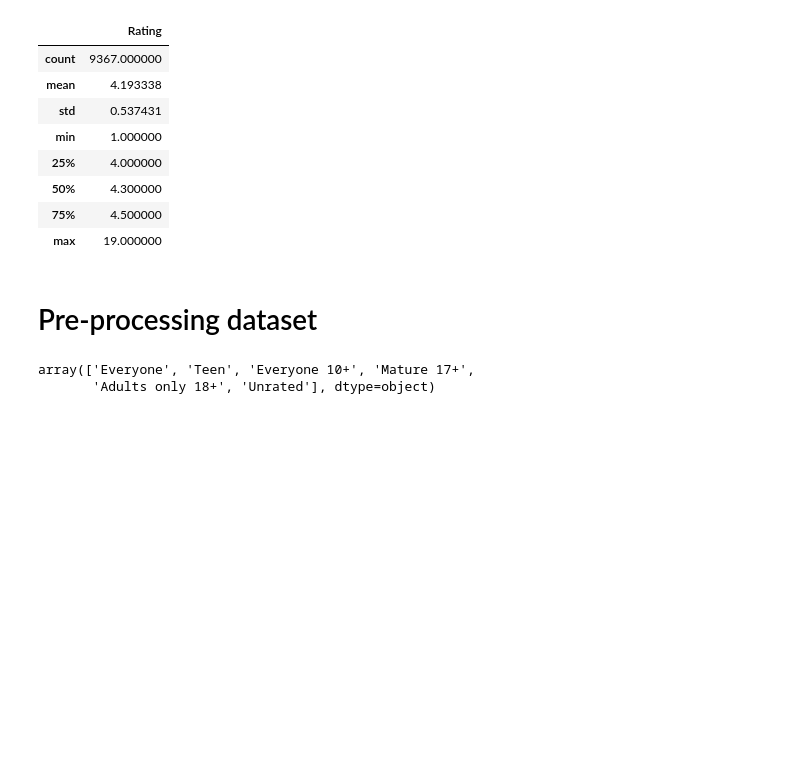
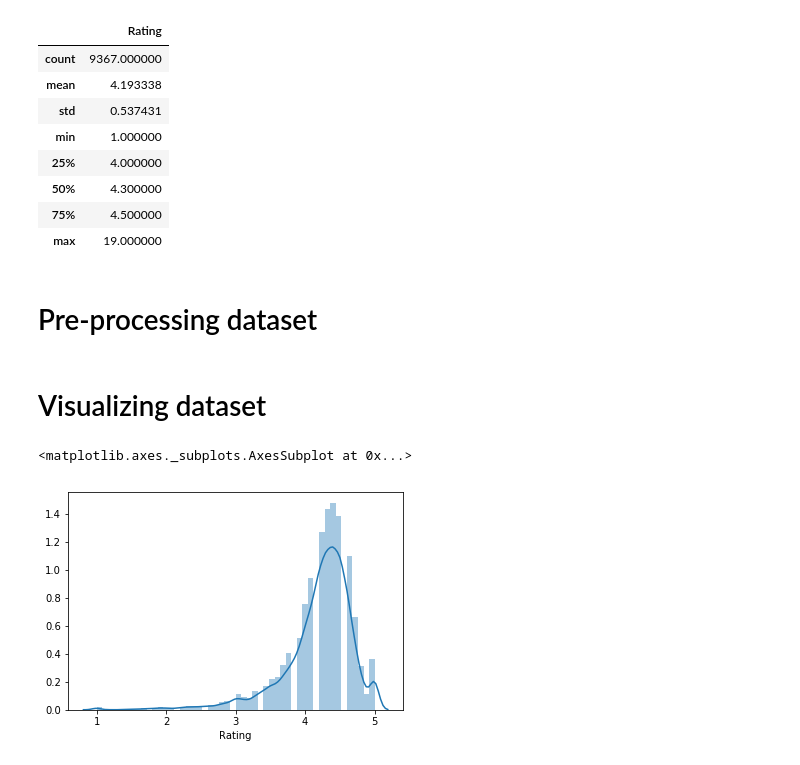
Before and after one commit to lamducanhndgv/CoderSchool-DataScience, a Jupyter notebook: Week_4/Google_Play_Store.ipynb, the cells around one changed output. Drawn from its saved outputs; the diff is of its cells as text; code cells hidden in the pictures; blank space fills up the shorter version.

Commit message:
update assigment week 4 and add new content to README.md

```diff
--- a/Week_4/Google_Play_Store.ipynb
+++ b/Week_4/Google_Play_Store.ipynb
@@ -125,11 +125,25 @@ GPlay_Store['Price'] = GPlay_Store['Price'].apply(lambda x : x[1:] if x[0] == '$
 # %%
 # Columns "Type" do not give any informations => drop it
 GPlay_Store.drop(columns='Type', inplace = True)
+
+# Columns "Genres" do not give any informations => drop it
+GPlay_Store.drop(columns='Genres', inplace = True)
 # %%
 # There is a outlier in 'Rating', which has rating point 19
 GPlay_Store.drop(labels = GPlay_Store[GPlay_Store['Rating'] == 19].index, inplace = True)
-# %%
-GPlay_Store['Content Rating'].unique()
-# %% [output]
-array(['Everyone', 'Teen', 'Everyone 10+', 'Mature 17+',
-       'Adults only 18+', 'Unrated'], dtype=object)
+# %%
+# Standardlize type of 'Reviews'
+GPlay_Store['Reviews'] = GPlay_Store['Reviews'].astype(int)
+# %%
+# Standardlize type of 'Installs'
+# Assume 5000+ = 5000
+
+GPlay_Store['Installs'] = GPlay_Store['Installs'].apply(lambda x: ('0' + x)[:-1].replace(',', '')).astype(int)
+# %% [markdown]
+# Visualizing dataset
+# %%
+# Distribution of Rating
+sns.distplot(GPlay_Store['Rating'].dropna())
+# %% [output]
+<matplotlib.axes._subplots.AxesSubplot at 0x...>
+[figure, added]
```
Also changed, not shown: parts of 3 cells of this notebook, 1 other file.
